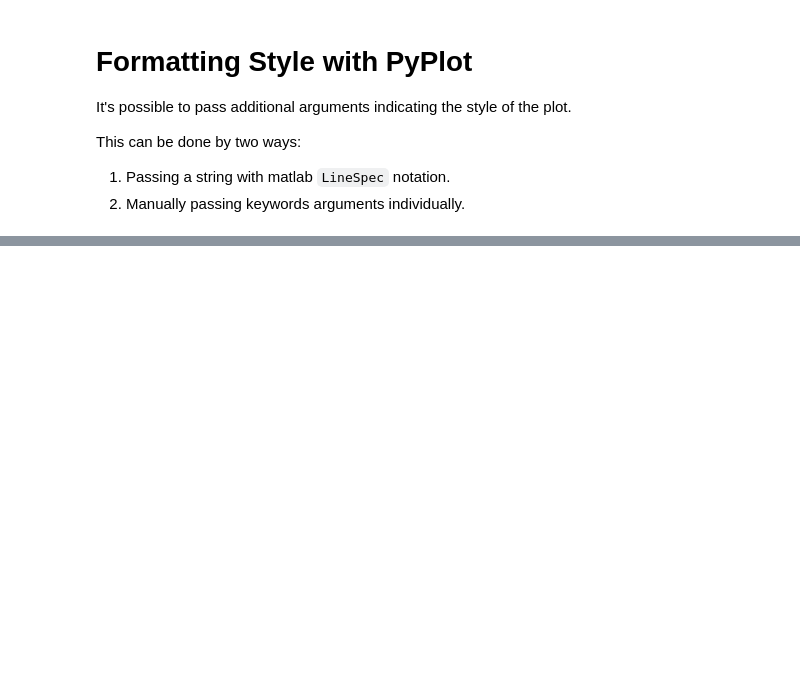
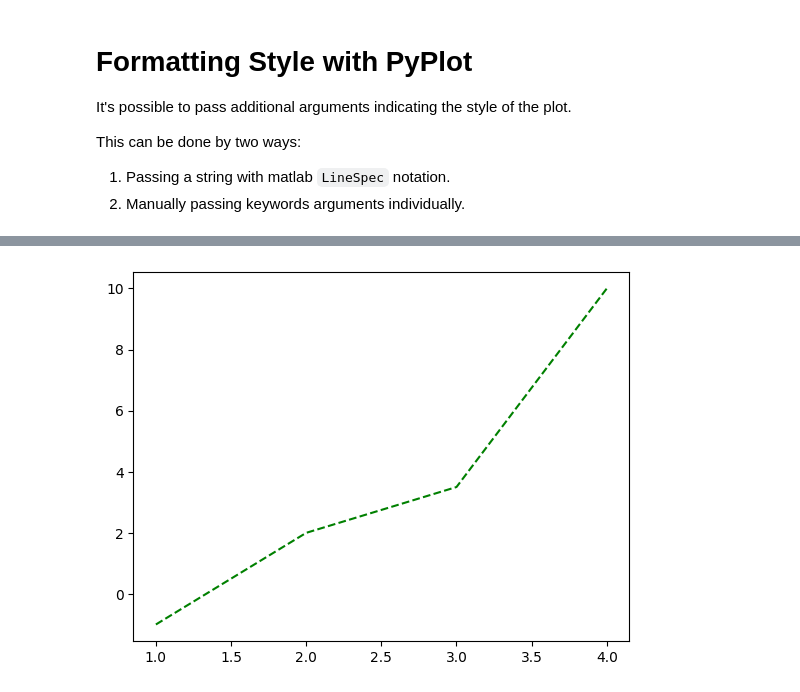
Before and after one commit to nluizsoliveira/Data-Notes, a Jupyter notebook: MatPlotLib.ipynb, the cells around one changed output, grey strips where cells are left out. Drawn from its saved outputs; the diff is of its cells as text; code cells hidden in the pictures; blank space fills up the shorter version.

```diff
--- a/MatPlotLib.ipynb
+++ b/MatPlotLib.ipynb
@@ -61,0 +124,5 @@ This can be done by two ways:
+# %%
+plt.plot(x, y, '--g') # no points, dashed, green
+plt.show()
+# %% [output]
+[figure, added]
```
Also changed, not shown: parts of 7 cells of this notebook.
